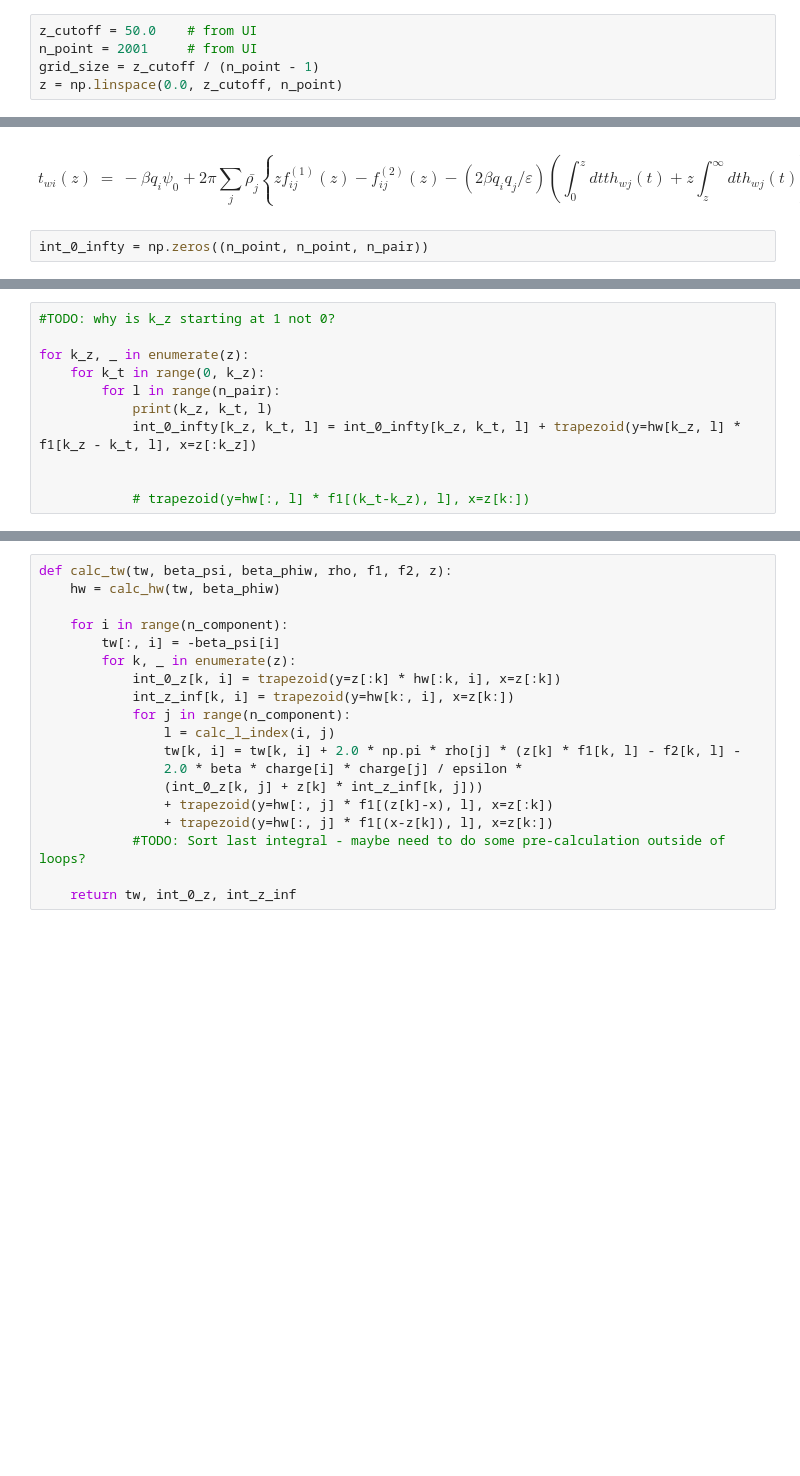
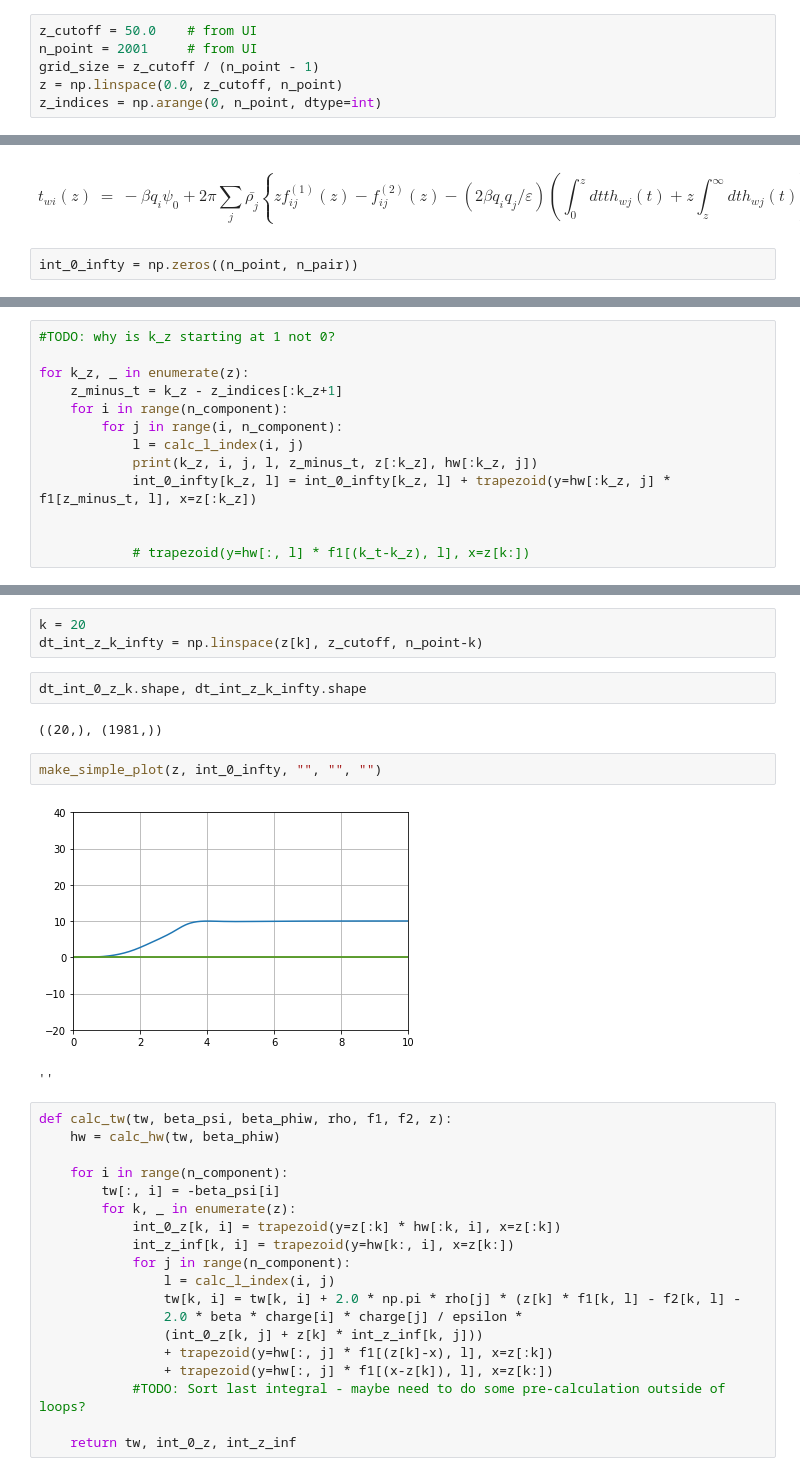
Before and after one commit to Mjboothaus/PhD-Thesis, a Jupyter notebook: notebooks/singlet_kcl.ipynb, the cells around one changed output, grey strips where cells are left out. Cells and saved outputs as stored; diff of their text form; blank space fills up the shorter version.

```diff
--- a/notebooks/singlet_kcl.ipynb
+++ b/notebooks/singlet_kcl.ipynb
@@ -92,3 +92,4 @@ z_cutoff = 50.0    # from UI
 n_point = 2001     # from UI
 grid_size = z_cutoff / (n_point - 1)
 z = np.linspace(0.0, z_cutoff, n_point)
+z_indices = np.arange(0, n_point, dtype=int)
@@ -413,4 +418,4 @@ read_render_markdown_file("../docs/equation_5_9b.md")
 $$ \large t_{wi}(z) = \ln \left[ g_{wi}(z) \exp(\beta \phi_{wi}(z)) \right] $$
 $$ t_{wi}(z) ~=~ - \beta q_i \psi_0 + 2 \pi \sum_{j} \bar{\rho_j} \left \{  z f_{ij}^{(1)}(z) - f_{ij}^{(2)}(z) - \left( 2 \beta q_i q_j / \varepsilon \right ) \left(  \int_0^z dt t h_{wj}(t) + z \int_{z}^{\infty} dt h_{wj}(t) \right) + \int_0^{\infty} dt h_{wj}(t) f_{ij}^{(1)} ( | z - t | ) \right \} $$
 # %%
-int_0_infty = np.zeros((n_point, n_point, n_pair))
+int_0_infty = np.zeros((n_point, n_pair))
@@ -426,10 +423,12 @@ f1[0, 1]
 #TODO: why is k_z starting at 1 not 0?
 
 for k_z, _ in enumerate(z):
-    for k_t in range(0, k_z):
-        for l in range(n_pair):
-            print(k_z, k_t, l)
-            int_0_infty[k_z, k_t, l] = int_0_infty[k_z, k_t, l] + trapezoid(y=hw[k_z, l] * f1[k_z - k_t, l], x=z[:k_z])
+    z_minus_t = k_z - z_indices[:k_z+1]
+    for i in range(n_component):
+        for j in range(i, n_component):
+            l = calc_l_index(i, j)
+            print(k_z, i, j, l, z_minus_t, z[:k_z], hw[:k_z, j])
+            int_0_infty[k_z, l] = int_0_infty[k_z, l] + trapezoid(y=hw[:k_z, j] * f1[z_minus_t, l], x=z[:k_z])
 
 
             # trapezoid(y=hw[:, l] * f1[(k_t-k_z), l], x=z[k:])
@@ -439,3 +492,15 @@ IndexError: list assignment index out of range
+# %%
+k = 20
+dt_int_z_k_infty = np.linspace(z[k], z_cutoff, n_point-k)
+# %%
+dt_int_0_z_k.shape, dt_int_z_k_infty.shape
+# %% [output]
+((20,), (1981,))
+# %%
+make_simple_plot(z, int_0_infty, "", "", "")
+# %% [output]
+[figure, added]
+''
 # %%
 def calc_tw(tw, beta_psi, beta_phiw, rho, f1, f2, z):
     hw = calc_hw(tw, beta_phiw)
```
Also changed, not shown: parts of 12 cells of this notebook.
